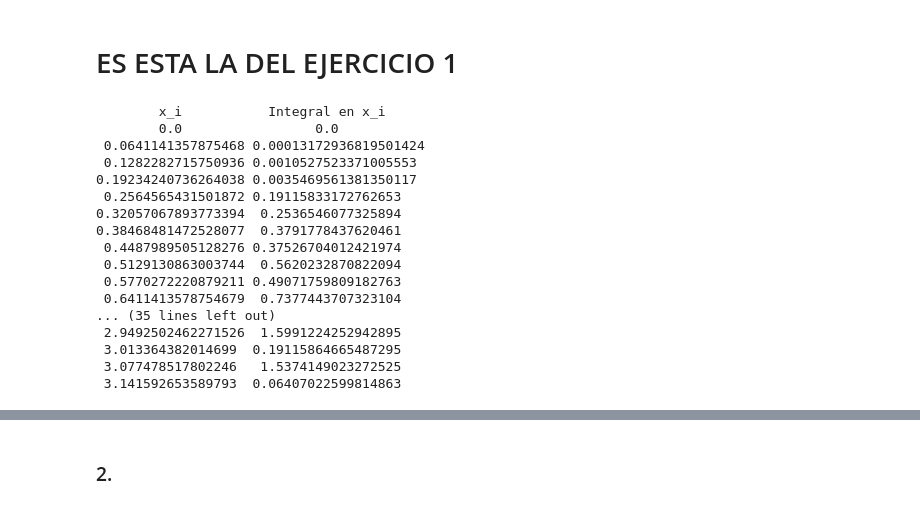
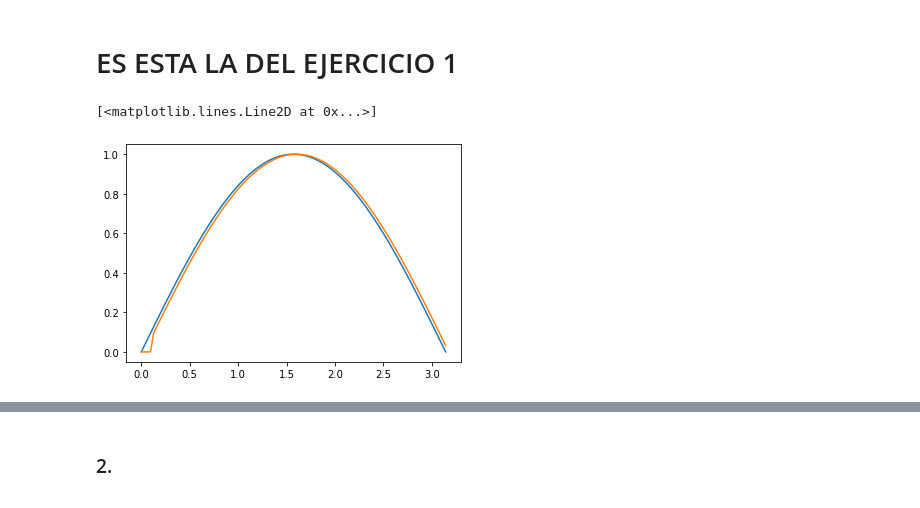
Before and after one commit to marthaaquino/Fisica-computacional, a Jupyter notebook: Examen 1.ipynb, the cells around one changed output, grey strips where cells are left out. Cells and saved outputs as stored; diff of their text form; code cells hidden in the pictures.

```diff
--- a/Examen 1.ipynb
+++ b/Examen 1.ipynb
@@ -107,42 +107,34 @@ def fun3(x,f):
         h=x[1]-x[0]
         for i in range (4,len(f)):
             F[i]=0
+            #if mod((i),2) == 0:
+                #inicio = 2
+            #if :
+                        #inicio = 1
+            if mod((i),2) == 1:
+                for j in range(1,i-1,2):
+                    F[i] += (f[j+1] + 4*f[j] + f[j-1])*(h/3)
+
             if mod((i),2) == 0:
-                inicio = 2
-            elif mod((i),2) == 1:
-                        inicio = 1
-
-            for j in range(inicio,i-1,2):
-                F[i] += (f[j+1] + 4*f[j] + f[j-1])*(h/3)
-                if mod((i),2) == 0:
-                    F[i] += (h/48)*(23*f[0] + 26*f[1] - 4*f[2] + 6*f[3] -3*f[4])
+                p=0
+                for j in range(2,i-1,2):
+                    p += (f[j+1] + 4*f[j] + f[j-1])*(h/3)
+                    F[i]=p+(h/48)*(23*f[0] + 26*f[1] - 4*f[2] + 6*f[3] -3*f[4])
+                #    F[i] +=
 
     return F
 # %%
-x=linspace(0,pi,50)
+x=linspace(0,pi,100)
 m=fun3(x,np.cos(x))
+plot(x,np.sin(x))
+plot(x,m)
 #s=m[:,1]
-print('{:^20}{:^20}'.format(r'x_i','Integral en x_i'))
-for i in range (len(x)):
-    print('{:^20}{:^20}'.format(x[i],m[i]))
+#print('{:^20}{:^20}'.format(r'x_i','Integral en x_i'))
+#for i in range (len(x)):
+ #   print('{:^20}{:^20}'.format(x[i],m[i]))
 # %% [output]
-        x_i           Integral en x_i
-        0.0                 0.0
- 0.0641141357875468 0.00013172936819501424
- 0.1282282715750936 0.0010527523371005553
-0.19234240736264038 0.0035469561381350117
- 0.2564565431501872 0.19115833172762653
-0.32057067893773394  0.2536546077325894
-0.38468481472528077  0.3791778437620461
- 0.4487989505128276 0.37526704012421974
- 0.5129130863003744  0.5620232870822094
- 0.5770272220879211 0.49071759809182763
- 0.6411413578754679  0.7377443707323104
-... (35 lines left out)
- 2.9492502462271526  1.5991224252942895
- 3.013364382014699  0.19115864665487295
- 3.077478517802246   1.5374149023272525
- 3.141592653589793  0.06407022599814863
+[<matplotlib.lines.Line2D at 0x...>]
+[figure, added]
 # %%
 def fun4(x,f):
     #Hacemos un arreglo que llenaremos de los valores de la integral hasta el punto xi
```
Also changed, not shown: parts of 1 cell of this notebook.
